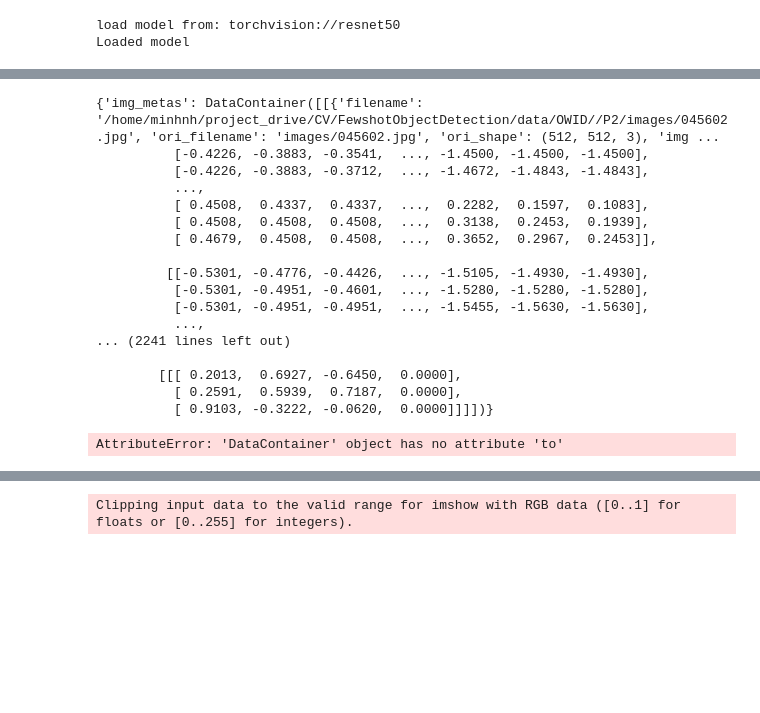
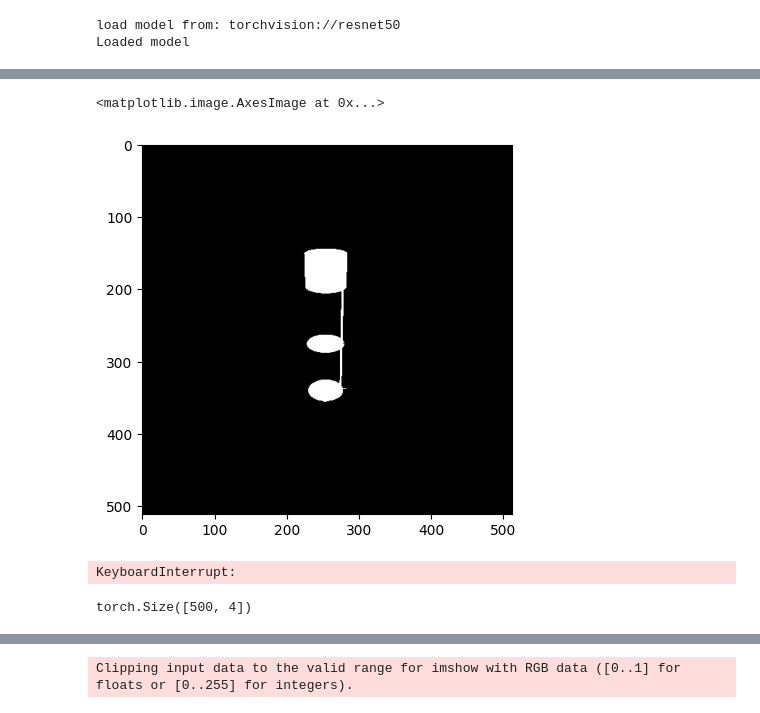
Before and after one commit to tungnthust/VoxDet-simplified, a Jupyter notebook: Untitled.ipynb, the cells around one changed output, grey strips where cells are left out. Saved outputs shown, nothing was run; the diff lists cells and outputs as text; code cells hidden in the pictures; blank space fills up the shorter version.

```diff
--- a/Untitled.ipynb
+++ b/Untitled.ipynb
@@ -59,0 +202,6 @@ device = torch.device('cuda:0')
+# %%
+img = read_image('/home/minhnh/project_drive/CV/FewshotObjectDetection/data/OWID/P1/9676/mask/000000.jpg')
+plt.imshow(img)
+# %% [output]
+<matplotlib.image.AxesImage at 0x...>
+[figure, added]
@@ -60,27 +239,11 @@ device = torch.device('cuda:0')
 # %%
-for batch in data:
-    print(batch)
-    for k, v in batch.items():
-        batch[k] = batch[k].to(device, non_blocking=True)
+results = []
+torch.multiprocessing.set_sharing_strategy('file_system')
+for batch in tqdm(data):
+    batch = test_batch_processing(batch)
     with torch.no_grad():
-        output = model(**batch, return_loss=False)
-    break
+        output = model(**batch, return_loss=False, rescale=True)
+    results.extend(output)
+    # break
 # %% [output]
-{'img_metas': DataContainer([[{'filename': '/home/minhnh/project_drive/CV/FewshotObjectDetection/data/OWID//P2/images/045602.jpg', 'ori_filename': 'images/045602.jpg', 'ori_shape': (512, 512, 3), 'img ...
-          [-0.4226, -0.3883, -0.3541,  ..., -1.4500, -1.4500, -1.4500],
-          [-0.4226, -0.3883, -0.3712,  ..., -1.4672, -1.4843, -1.4843],
-          ...,
-          [ 0.4508,  0.4337,  0.4337,  ...,  0.2282,  0.1597,  0.1083],
-          [ 0.4508,  0.4508,  0.4508,  ...,  0.3138,  0.2453,  0.1939],
-          [ 0.4679,  0.4508,  0.4508,  ...,  0.3652,  0.2967,  0.2453]],
-
-         [[-0.5301, -0.4776, -0.4426,  ..., -1.5105, -1.4930, -1.4930],
-          [-0.5301, -0.4951, -0.4601,  ..., -1.5280, -1.5280, -1.5280],
-          [-0.5301, -0.4951, -0.4951,  ..., -1.5455, -1.5630, -1.5630],
-          ...,
-... (2241 lines left out)
-
-        [[[ 0.2013,  0.6927, -0.6450,  0.0000],
-          [ 0.2591,  0.5939,  0.7187,  0.0000],
-          [ 0.9103, -0.3222, -0.0620,  0.0000]]]])}
+KeyboardInterrupt:
-AttributeError: 'DataContainer' object has no attribute 'to'
@@ -86,0 +252,4 @@ AttributeError: 'DataContainer' object has no attribute 'to'
+# %%
+a[0].shape
+# %% [output]
+torch.Size([500, 4])
```
Also changed, not shown: parts of 47 cells of this notebook, 7 other files.
